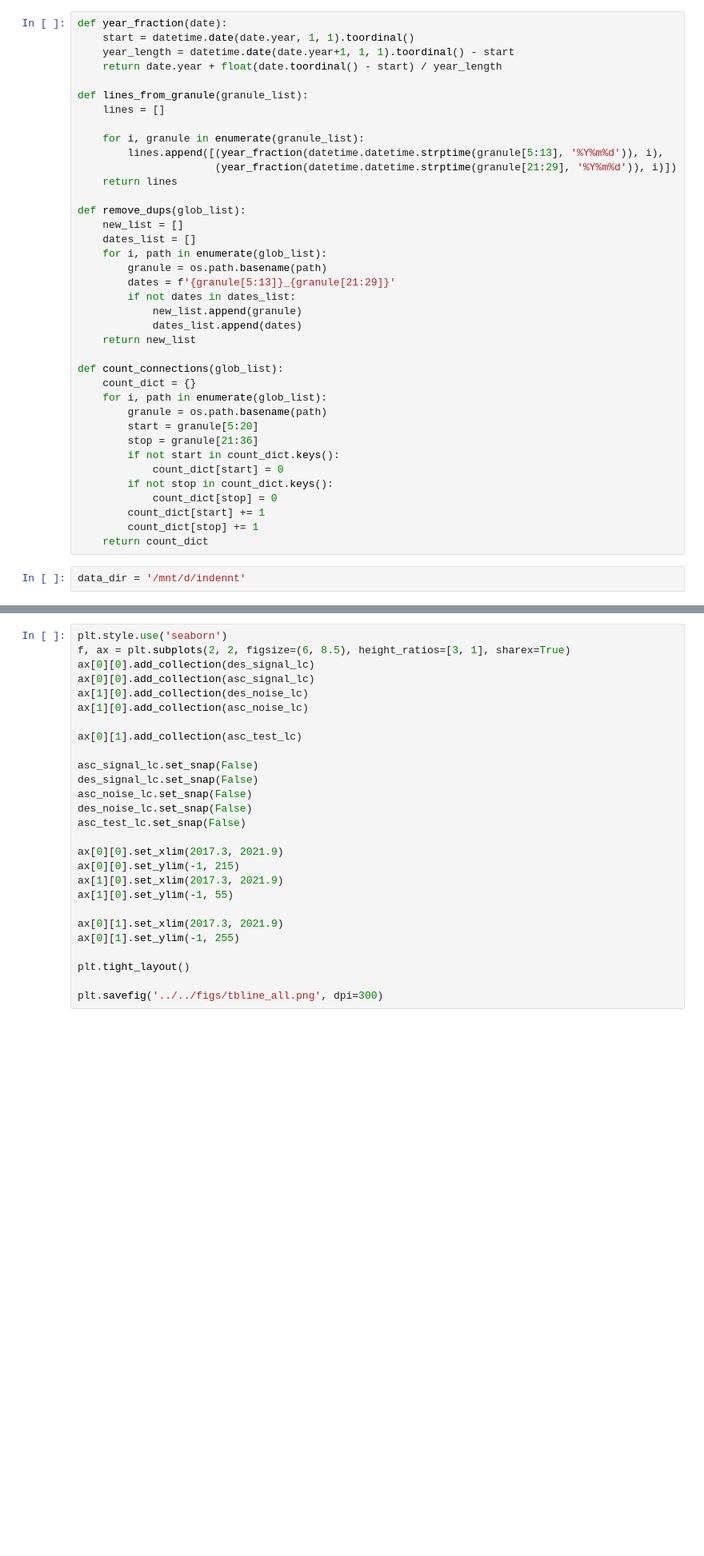
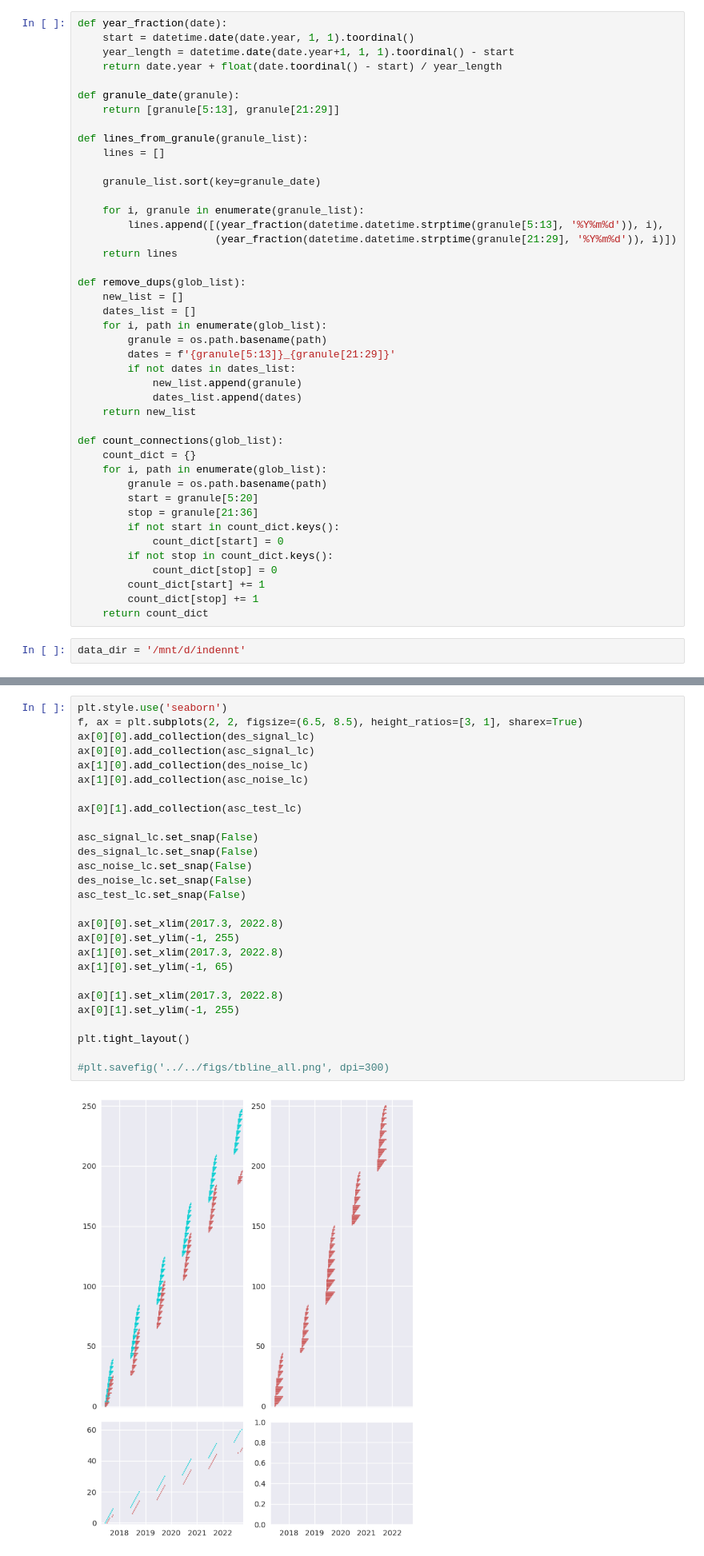
Before and after one commit to gbrencher/indennt, a Jupyter notebook: nbs/for_manuscript/igram_network.ipynb, the cells around one changed output, grey strips where cells are left out. Shown: that part at 80% size. Saved outputs shown, nothing was run; the diff lists cells and outputs as text; blank space fills up the shorter version.

```diff
--- a/nbs/for_manuscript/igram_network.ipynb
+++ b/nbs/for_manuscript/igram_network.ipynb
@@ -16,8 +16,13 @@ def year_fraction(date):
     year_length = datetime.date(date.year+1, 1, 1).toordinal() - start
     return date.year + float(date.toordinal() - start) / year_length
 
+def granule_date(granule):
+    return [granule[5:13], granule[21:29]]
+
 def lines_from_granule(granule_list):
     lines = []
+
+    granule_list.sort(key=granule_date)
 
     for i, granule in enumerate(granule_list):
         lines.append([(year_fraction(datetime.datetime.strptime(granule[5:13], '%Y%m%d')), i),
@@ -74,28 +79,30 @@ des_noise_lc = mc.LineCollection(des_noise_lines, linewidths=1.5, color='darktur
 asc_test_lc = mc.LineCollection(asc_test_lines, linewidths=1.5, color='indianred')
 # %%
 plt.style.use('seaborn')
-f, ax = plt.subplots(2, 2, figsize=(6, 8.5), height_ratios=[3, 1], sharex=True)
+f, ax = plt.subplots(2, 2, figsize=(6.5, 8.5), height_ratios=[3, 1], sharex=True)
 ax[0][0].add_collection(des_signal_lc)
 ax[0][0].add_collection(asc_signal_lc)
 ax[1][0].add_collection(des_noise_lc)
 ax[1][0].add_collection(asc_noise_lc)
 
 ax[0][1].add_collection(asc_test_lc)
 
 asc_signal_lc.set_snap(False)
 des_signal_lc.set_snap(False)
 asc_noise_lc.set_snap(False)
 des_noise_lc.set_snap(False)
 asc_test_lc.set_snap(False)
 
-ax[0][0].set_xlim(2017.3, 2021.9)
-ax[0][0].set_ylim(-1, 215)
-ax[1][0].set_xlim(2017.3, 2021.9)
-ax[1][0].set_ylim(-1, 55)
+ax[0][0].set_xlim(2017.3, 2022.8)
+ax[0][0].set_ylim(-1, 255)
+ax[1][0].set_xlim(2017.3, 2022.8)
+ax[1][0].set_ylim(-1, 65)
 
-ax[0][1].set_xlim(2017.3, 2021.9)
+ax[0][1].set_xlim(2017.3, 2022.8)
 ax[0][1].set_ylim(-1, 255)
 
 plt.tight_layout()
 
-plt.savefig('../../figs/tbline_all.png', dpi=300)
+#plt.savefig('../../figs/tbline_all.png', dpi=300)
+# %% [output]
+[figure, added]
```
